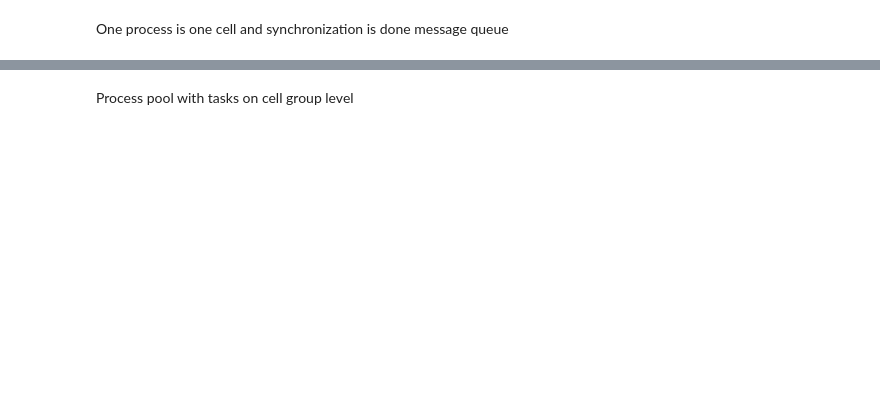
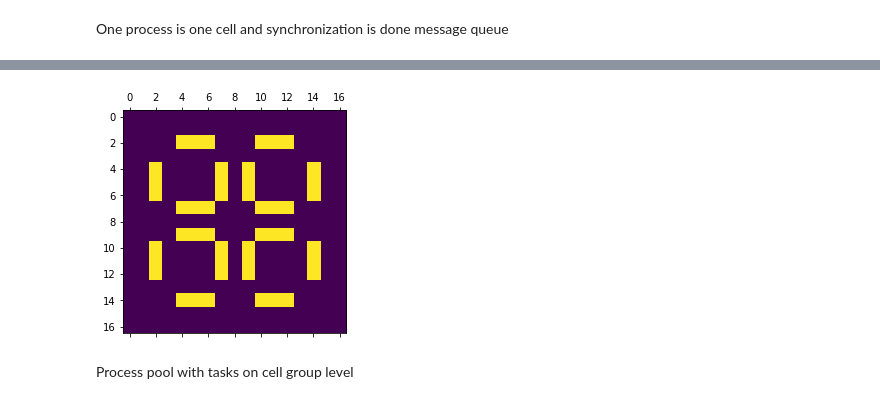
Before and after one commit to Bagelax/game-of-life, a Jupyter notebook: visualization.ipynb, the cells around one changed output, grey strips where cells are left out. Saved outputs shown, nothing was run; the diff lists cells and outputs as text; code cells hidden in the pictures; blank space fills up the shorter version.

```diff
--- a/visualization.ipynb
+++ b/visualization.ipynb
@@ -35,7 +41,8 @@ HTML(animation.to_html5_video())
 # %% [markdown]
 One process is one cell and synchronization is done message queue
 # %%
-from processes_message_queue import create_steps
+# from processes_message_queue import create_steps
 
-animation = animate(create_steps())
+animation = animate(create_steps(starting_state=(pulsar()), iteration_number=3))
 HTML(animation.to_html5_video())
+# %% [output]
@@ -42,3 +50,4 @@ HTML(animation.to_html5_video())
+[figure, added]
 # %% [markdown]
 Process pool with tasks on cell group level
 # %%
```
Also changed, not shown: parts of 4 cells of this notebook, 3 other files.
